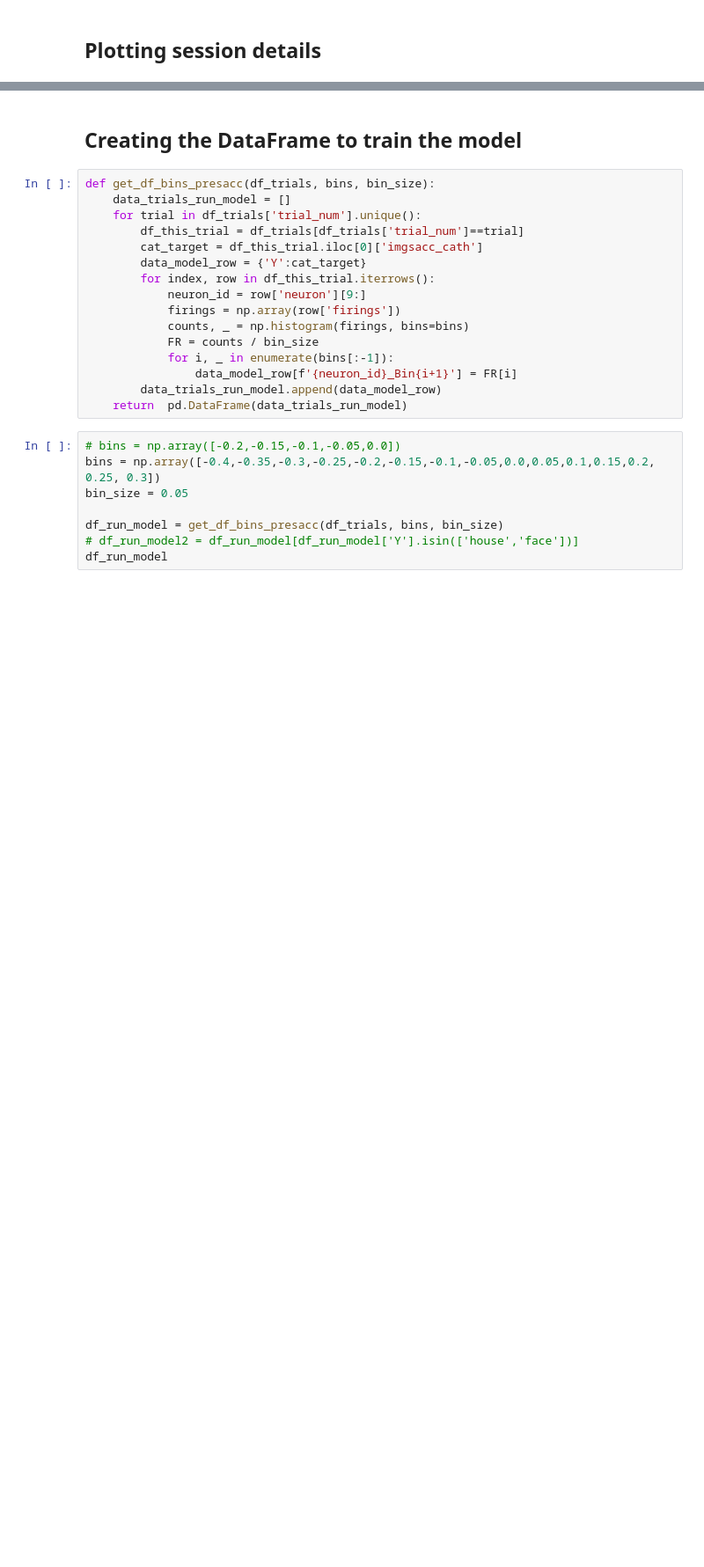
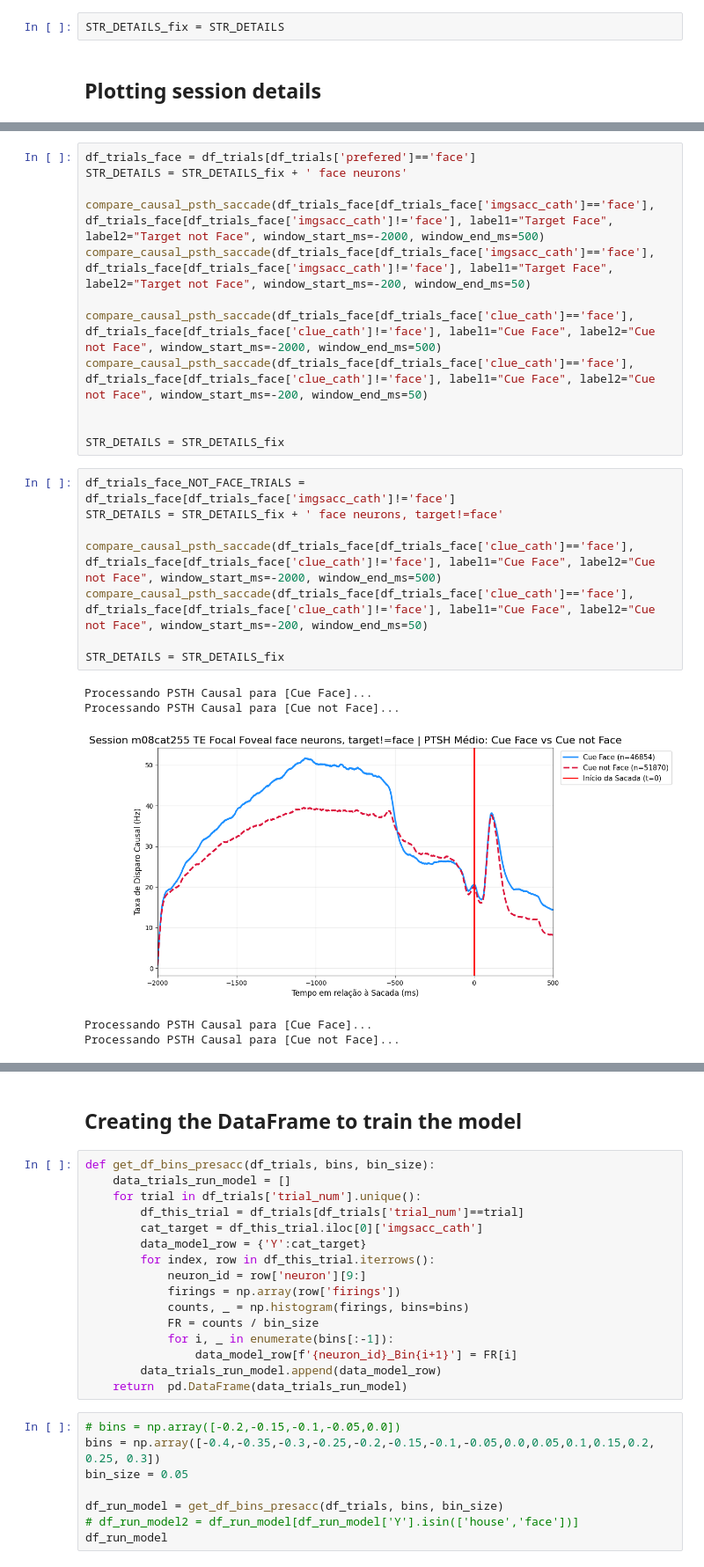
Before and after one commit to lucasdonaire/active-vision, a Jupyter notebook: session_analysis1.ipynb, the cells around one changed output, grey strips where cells are left out. Shown at 88% size. Cells and saved outputs as stored; diff of their text form; blank space fills up the shorter version.

Commit message:
better plots, better ML pipeline

```diff
--- a/session_analysis1.ipynb
+++ b/session_analysis1.ipynb
@@ -76,3 +129,5 @@ df_trials
+# %%
+STR_DETAILS_fix = STR_DETAILS
 # %% [markdown]
 ## Plotting session details
 # %%
@@ -79,0 +624,26 @@ df_trials
+# %%
+df_trials_face = df_trials[df_trials['prefered']=='face']
+STR_DETAILS = STR_DETAILS_fix + ' face neurons'
+
+compare_causal_psth_saccade(df_trials_face[df_trials_face['imgsacc_cath']=='face'], df_trials_face[df_trials_face['imgsacc_cath']!='face'], label1="Target Face", label2="Target not Face", window_start_ms=-2000, window_end_ms=500)
+compare_causal_psth_saccade(df_trials_face[df_trials_face['imgsacc_cath']=='face'], df_trials_face[df_trials_face['imgsacc_cath']!='face'], label1="Target Face", label2="Target not Face", window_start_ms=-200, window_end_ms=50)
+
+compare_causal_psth_saccade(df_trials_face[df_trials_face['clue_cath']=='face'], df_trials_face[df_trials_face['clue_cath']!='face'], label1="Cue Face", label2="Cue not Face", window_start_ms=-2000, window_end_ms=500)
+compare_causal_psth_saccade(df_trials_face[df_trials_face['clue_cath']=='face'], df_trials_face[df_trials_face['clue_cath']!='face'], label1="Cue Face", label2="Cue not Face", window_start_ms=-200, window_end_ms=50)
+
+
+STR_DETAILS = STR_DETAILS_fix
+# %%
+df_trials_face_NOT_FACE_TRIALS = df_trials_face[df_trials_face['imgsacc_cath']!='face']
+STR_DETAILS = STR_DETAILS_fix + ' face neurons, target!=face'
+
+compare_causal_psth_saccade(df_trials_face[df_trials_face['clue_cath']=='face'], df_trials_face[df_trials_face['clue_cath']!='face'], label1="Cue Face", label2="Cue not Face", window_start_ms=-2000, window_end_ms=500)
+compare_causal_psth_saccade(df_trials_face[df_trials_face['clue_cath']=='face'], df_trials_face[df_trials_face['clue_cath']!='face'], label1="Cue Face", label2="Cue not Face", window_start_ms=-200, window_end_ms=50)
+
+STR_DETAILS = STR_DETAILS_fix
+# %% [output]
+Processando PSTH Causal para [Cue Face]...
+Processando PSTH Causal para [Cue not Face]...
+[figure, added]
+Processando PSTH Causal para [Cue Face]...
+Processando PSTH Causal para [Cue not Face]...
```
Also changed, not shown: parts of 23 cells of this notebook, 5 other files.
